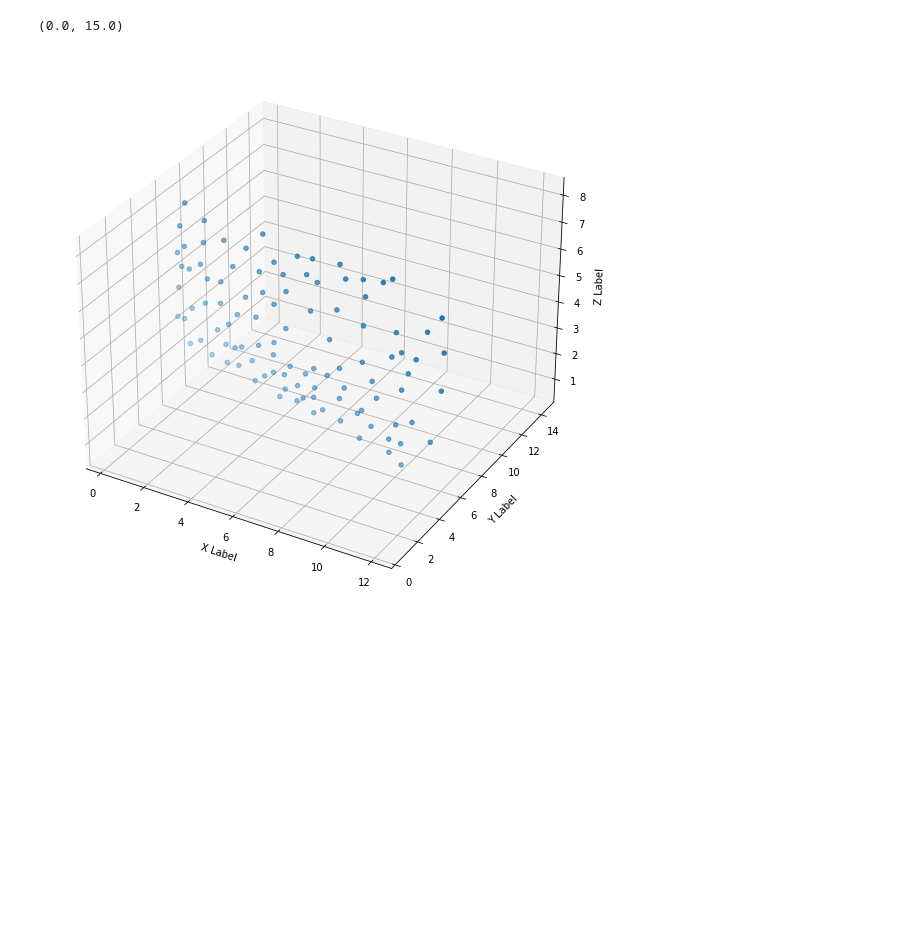
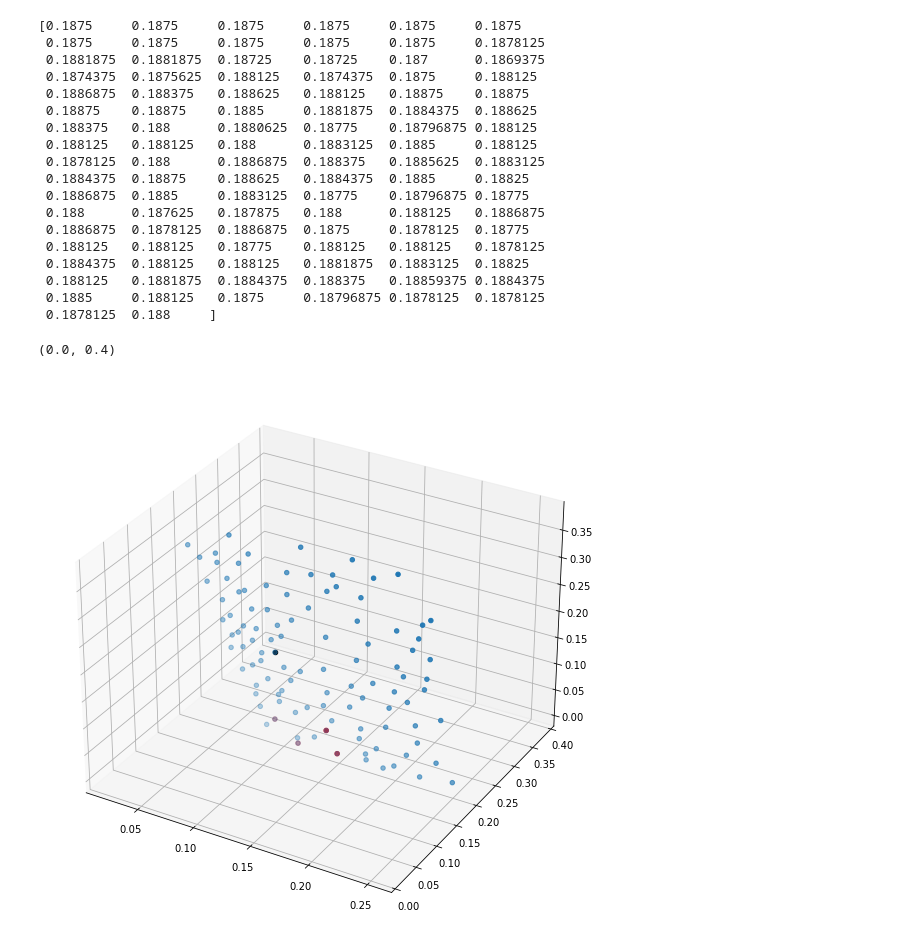
Before and after one commit to acoadmarmon/gt-climbing, a Jupyter notebook: graph_search_testing.ipynb, the cells around one changed output. Cells and saved outputs as stored; diff of their text form; code cells hidden in the pictures; blank space fills up the shorter version.

```diff
--- a/graph_search_testing.ipynb
+++ b/graph_search_testing.ipynb
@@ -1,37 +1,67 @@
 # %%
 from mpl_toolkits import mplot3d
 
 
 %matplotlib inline
 import numpy as np
 import matplotlib.pyplot as plt
 import graph
 from matplotlib.pyplot import figure
 
 
 fig = plt.figure(figsize=(10, 10))
 ax = plt.axes(projection='3d')
 
 points = graph.points_from_image()
 points[:, 2] = points[:, 2] + 300
-points = points / 50
+points = (points / 50) / 32
+
+print(points[:, 2])
 def f(x, y):
     return -(abs(x) + abs(y))
 
 #ax.plot_trisurf(points[:, 1], points[:, 2], points[:, 0],
                #cmap='viridis', edgecolor='none');
-ax.scatter3D(points[:, 0], points[:, 2], points[:, 1],)
-ax.set_xlabel('X Label')
-ax.set_ylabel('Y Label')
-ax.set_zlabel('Z Label')
+ax.scatter3D(points[:, 1], points[:, 2], points[:, 0])
+
+starting_points = np.asarray([tuple([.2, 3.76, 0.0]), tuple([.28, 4.88, 0.01]), tuple([1.22, 3.08, 0.035]), tuple([1.48, 4.56, 0.03])])
+starting_points[:, 2] = starting_points[:, 2] + 6
+starting_points = starting_points / 32
+ax.scatter3D(starting_points[:, 1], starting_points[:, 2], starting_points[:, 0], color='r')
+
+goal_point = np.asarray((5.300e+00, 3.100e+00, 3.800e-02))
+goal_point[2] = goal_point[2] + 6
+goal_point = goal_point / 32
+ax.scatter3D(goal_point[1], goal_point[2], goal_point[0], color='k')
+# ax.set_xlabel('X Label')
+# ax.set_ylabel('Y Label')
+# ax.set_zlabel('Z Label')
 #ax.set_xlim(0, 600)
-ax.set_ylim(0, 15)
+ax.set_ylim(0, .4)
 #ax.view_init(180, 90)
 #ax.set_zlim(0, 600)
 #figure(figsize=(8, 6), dpi=80)
 # %% [output]
-(0.0, 15.0)
+[0.1875     0.1875     0.1875     0.1875     0.1875     0.1875
+ 0.1875     0.1875     0.1875     0.1875     0.1875     0.1878125
+ 0.1881875  0.1881875  0.18725    0.18725    0.187      0.1869375
+ 0.1874375  0.1875625  0.188125   0.1874375  0.1875     0.188125
+ 0.1886875  0.188375   0.188625   0.188125   0.18875    0.18875
+ 0.18875    0.18875    0.1885     0.1881875  0.1884375  0.188625
+ 0.188375   0.188      0.1880625  0.18775    0.18796875 0.188125
+ 0.188125   0.188125   0.188      0.1883125  0.1885     0.188125
+ 0.1878125  0.188      0.1886875  0.188375   0.1885625  0.1883125
+ 0.1884375  0.18875    0.188625   0.1884375  0.1885     0.18825
+ 0.1886875  0.1885     0.1883125  0.18775    0.18796875 0.18775
+ 0.188      0.187625   0.187875   0.188      0.188125   0.1886875
+ 0.1886875  0.1878125  0.1886875  0.1875     0.1878125  0.18775
+ 0.188125   0.188125   0.18775    0.188125   0.188125   0.1878125
+ 0.1884375  0.188125   0.188125   0.1881875  0.1883125  0.18825
+ 0.188125   0.1881875  0.1884375  0.188375   0.18859375 0.1884375
+ 0.1885     0.188125   0.1875     0.18796875 0.1878125  0.1878125
+ 0.1878125  0.188     ]
+(0.0, 0.4)
-[figure, old version]
+[figure, new version]
 # %%
 points = graph.points_from_image()
 points = points / 50
```
Also changed, not shown: parts of 9 cells of this notebook, 1 other file.
